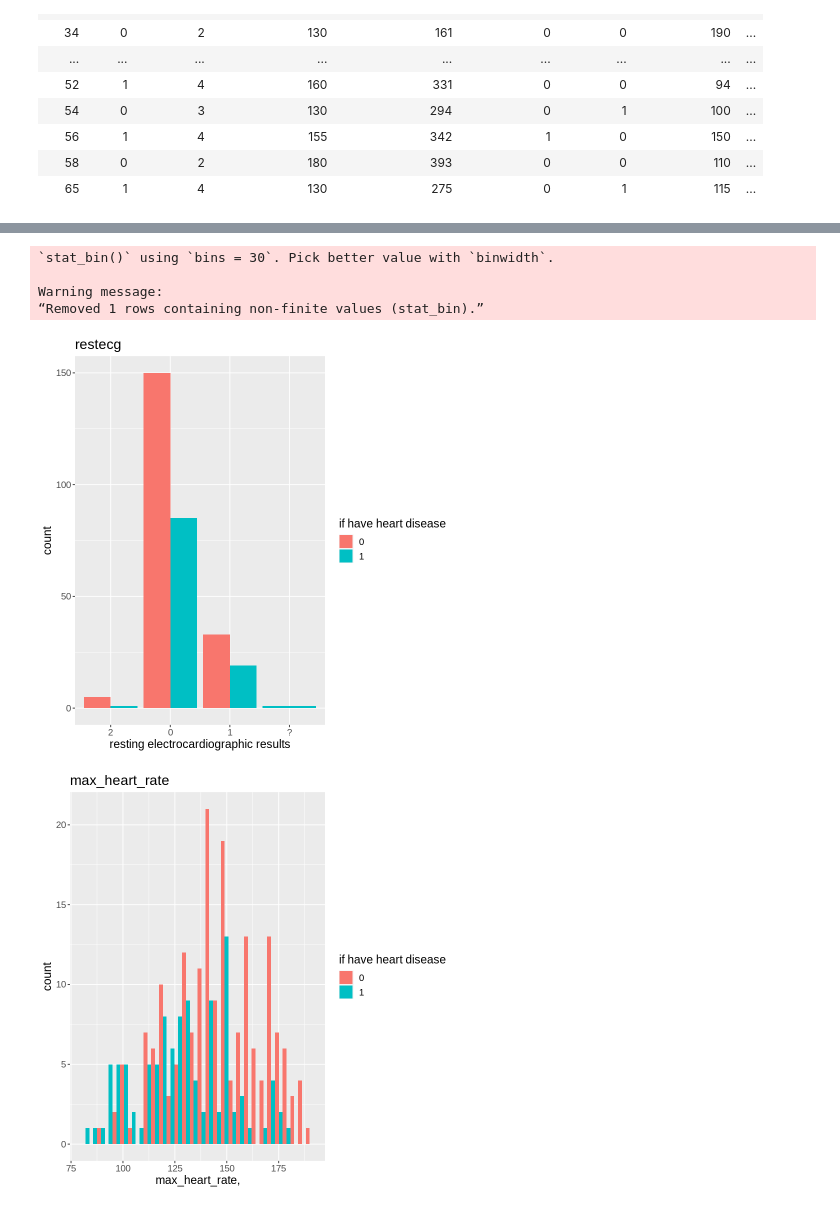
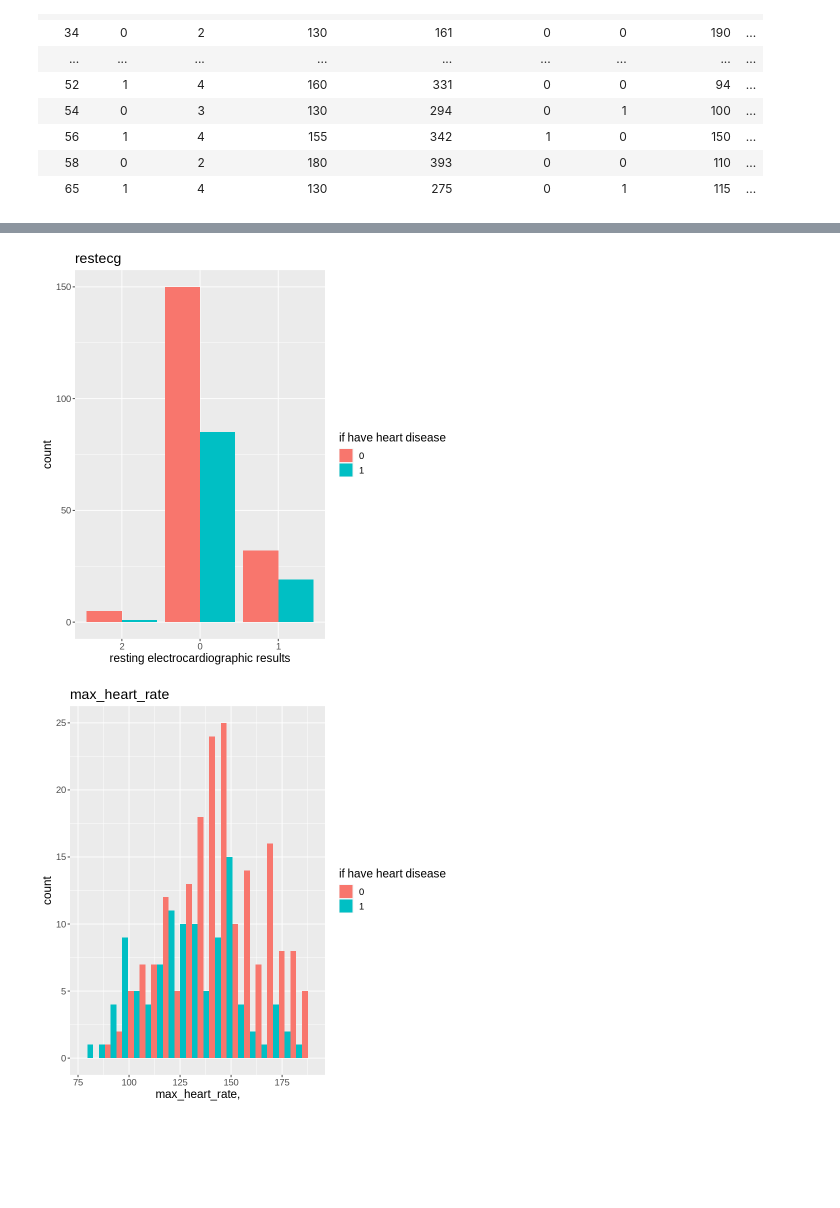
Before and after one commit to drew-gnaw/DSCI100-G81, a Jupyter notebook: WebImport.ipynb, the cells around one changed output, grey strips where cells are left out. Saved outputs shown, nothing was run; the diff lists cells and outputs as text; code cells hidden in the pictures; blank space fills up the shorter version.

```diff
--- a/WebImport.ipynb
+++ b/WebImport.ipynb
@@ -47,6 +47,7 @@ A spec_tbl_df: 294 × 14
 | 65 | 1 | 4 | 130 | 275 | 0 | 1 | 115 | ... |
 # %%
 heart_data_tidy <- heart_data |> select(chest_pain, restingecg, max_heart_rate, num) |>
+                   filter(chest_pain!= "?", restingecg!= "?", max_heart_rate!= "?", num!= "?") |>
                    mutate(chest_pain = as_factor(chest_pain),
                           restingecg = as_factor(restingecg),
                           max_heart_rate = as.numeric(max_heart_rate),
@@ -122,7 +121,7 @@ restingecg_plot
 
 max_heart_rate_plot <- ggplot(heart_data_tidy ,
                    aes(x = max_heart_rate, fill = num)) +
-                   geom_histogram(position= "dodge") +
+                   geom_histogram(position= "dodge", bins=20) +
                    labs(x = "max_heart_rate,", y = "count",  fill = "if have heart disease") +
                    ggtitle("max_heart_rate") +
                    theme(text = element_text(size = 14))
@@ -132,6 +131,2 @@ max_heart_rate_plot
-`stat_bin()` using `bins = 30`. Pick better value with `binwidth`.
-
-Warning message:
-“Removed 1 rows containing non-finite values (stat_bin).”
-[figure, old version]
+[figure, new version]
-[figure, old version]
+[figure, new version]
```
Also changed, not shown: parts of 2 cells of this notebook.
